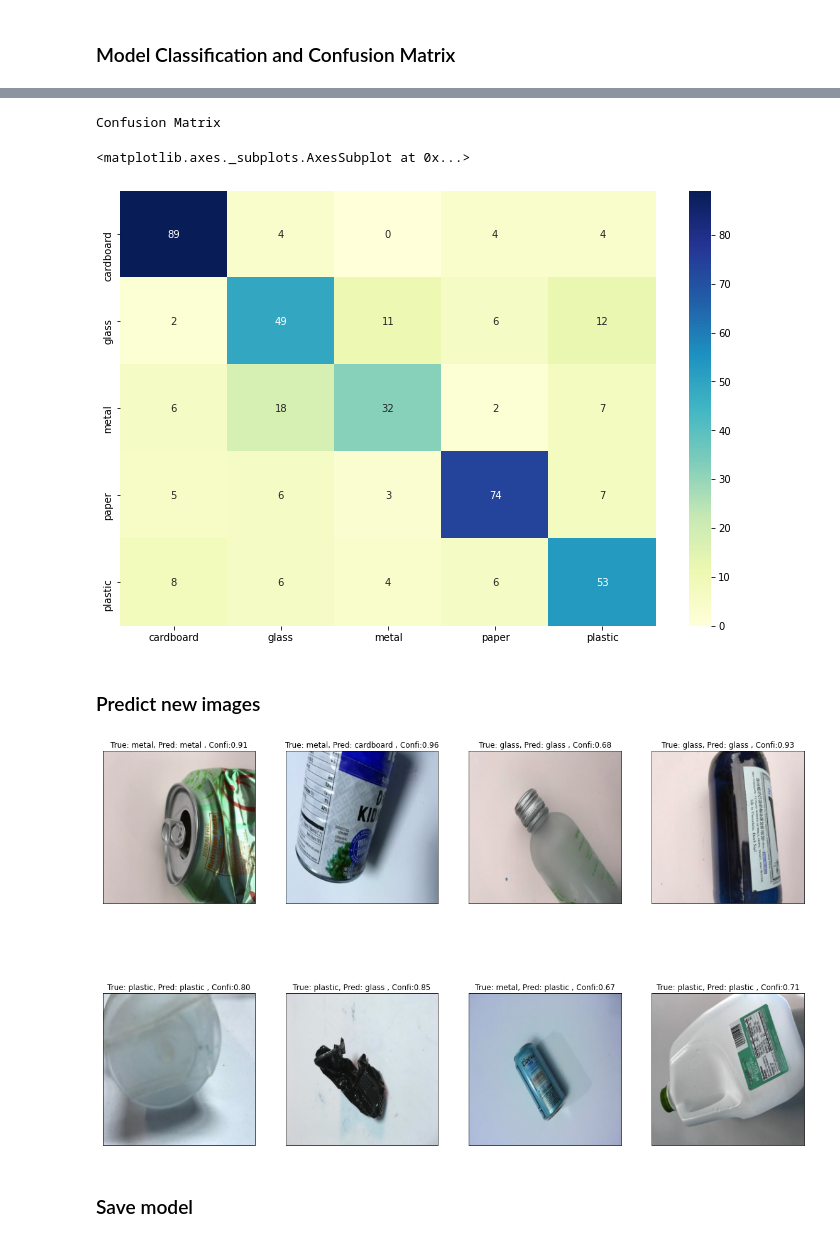
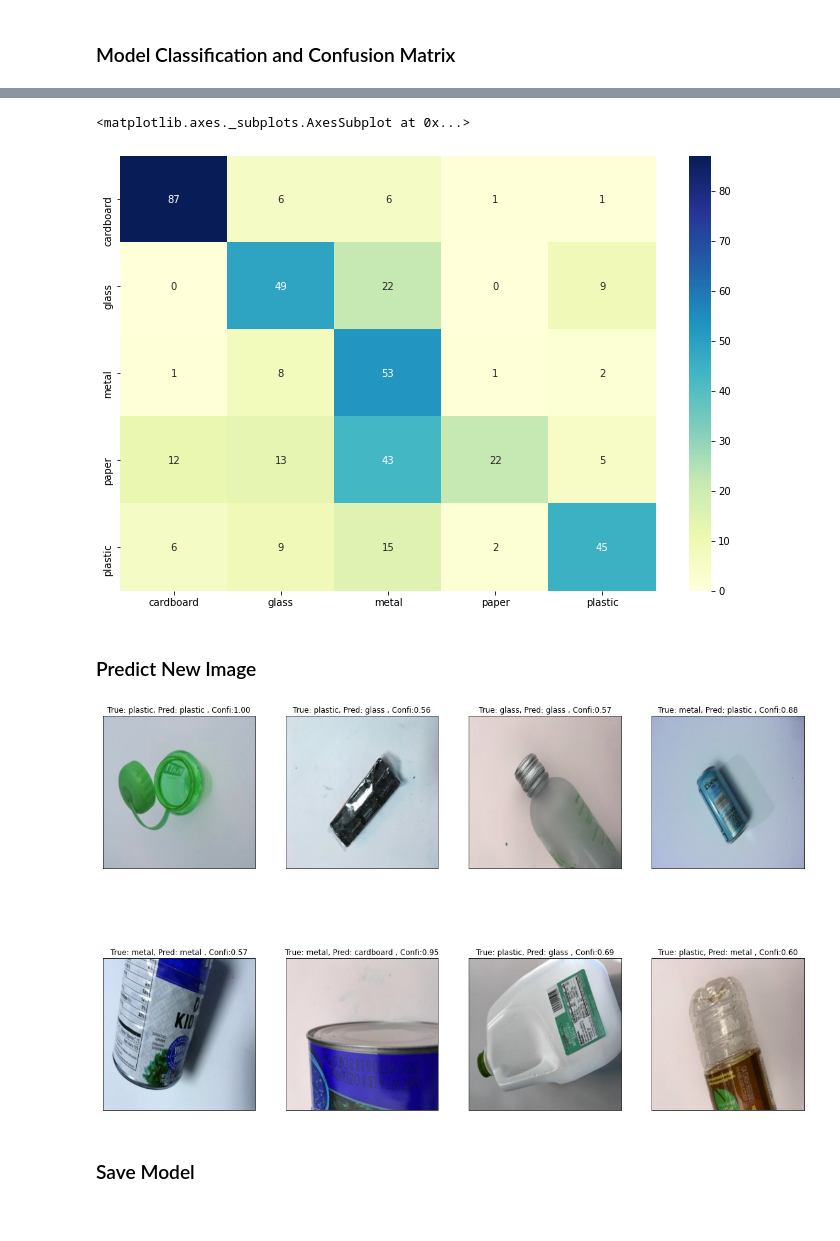
Before and after one commit to kaush77/Machine-Vision---Recyclable-Waste-Classification, a Jupyter notebook: CNN_Model.ipynb, the cells around one changed output, grey strips where cells are left out. Saved outputs shown, nothing was run; the diff lists cells and outputs as text; code cells hidden in the pictures.

Commit message:
updated model

```diff
--- a/CNN_Model.ipynb
+++ b/CNN_Model.ipynb
@@ -59,7 +59,9 @@ predict_dir = os.path.join(base_dir, 'predict')
 train_datagen = ImageDataGenerator(rescale = 1./255,
                                    shear_range = 0.2,
                                    zoom_range = 0.2,
-                                   horizontal_flip = True)
+                                   horizontal_flip = True,
+                                   vertical_flip=True,
+                                   rotation_range=90)
 
 test_datagen = ImageDataGenerator(rescale=1./255)
 
@@ -119,6 +121,9 @@ model.compile(optimizer=optimizer, loss='categorical_crossentropy', metrics=['ac
 # %%
-model_history = model.fit_generator(train_generator,steps_per_epoch=STEP_PER_EPOCHS,
-                    epochs=20, validation_data=test_generator, validation_steps=STEP_PER_EPOCHS,
+STEP_PER_EPOCHS = train_generator.n//train_generator.batch_size
+STEP_SIZE_VALID = test_generator.n//test_generator.batch_size
+
+model_history = model.fit(train_generator,steps_per_epoch= STEP_PER_EPOCHS,
+                    epochs=EPOCHS, validation_data=test_generator, validation_steps=STEP_SIZE_VALID,
                     callbacks=[EarlyStopping(monitor='loss', patience=5)])
 # %% [output]
 Epoch 1/20
@@ -224,28 +227,16 @@ weighted avg       0.71      0.71      0.71       418
 # %%
-print('Confusion Matrix')
 conf_mat = confusion_matrix(test_generator.classes, y_pred)
 df_cm = pd.DataFrame(conf_mat, index = target_names, columns = target_names)
 plt.figure(figsize = (12,8))
 sn.heatmap(df_cm, annot=True,cmap="YlGnBu")
 # %% [output]
-Confusion Matrix
+<matplotlib.axes._subplots.AxesSubplot at 0x...>
-<matplotlib.axes._subplots.AxesSubplot at 0x...>
-[figure, old version]
+[figure, new version]
 # %% [markdown]
-### Predict new images
+### Predict New Image
 # %%
 class_mapping = {v:k for k,v in train_generator.class_indices.items()}
 # %%
-# Plot function
-
-from keras.preprocessing import image
-
-# Import OpenCV
-import cv2
-
-from os import listdir
-from os.path import isfile, join
-
 def image_type(filename):
 
     if "glass" in filename:
@@ -256,38 +247,40 @@ def image_type(filename):
         return 'paper'
     elif "plastic" in filename:
         return 'plastic'
+    elif "cardboard" in filename:
+        return 'cardboard'
 
 
 def plot_predicted_label(nrows, ncols,onlyfiles):
     fig, axes = plt.subplots(nrows, ncols,figsize=(20, 13))
 
     rs = np.random.choice(len(onlyfiles),nrows*ncols,replace=False)
 
     for i, ax in zip(rs, axes.flat):
         img = cv2.imread(os.path.join(predict_dir, onlyfiles[i]))
         true_type = image_type(onlyfiles[i])
         img = cv2.resize(img, (IMAGE_SIZE[0], IMAGE_SIZE[1]))
         img = img /255
 
         probabilities = model.predict(np.asarray([img]))[0]
         class_idx = np.argmax(probabilities)
 
         title = 'True: %s, Pred: %s , Confi:%0.2f' % (true_type,class_mapping[class_idx],probabilities[class_idx])
         ax.imshow(img, cmap='binary')
         ax.set_title(title)
 
         ax.set_xticks([])
         ax.set_yticks([])
 
-# ploat image with predicted and actual value
+
 num_rows = 2
 num_cols = 4
 
 # load image path to predict
 onlyfiles = [f for f in listdir(predict_dir) if isfile(join(predict_dir, f))]
 
 plot_predicted_label(num_rows, num_cols,onlyfiles);
 # %% [output]
-[figure, old version]
+[figure, new version]
 # %% [markdown]
-### Save model
+### Save Model
```
Also changed, not shown: parts of 13 cells of this notebook, 13 other files.
